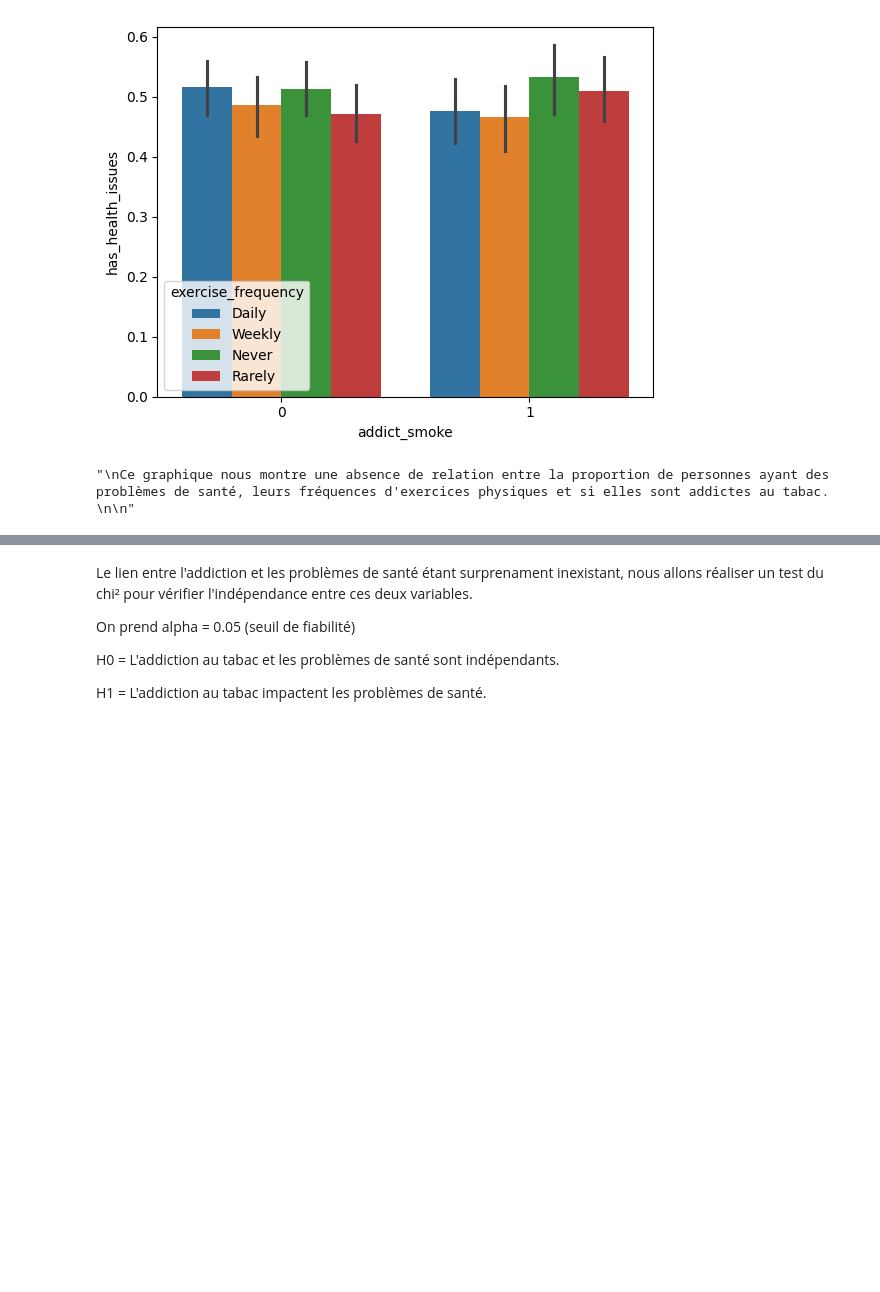
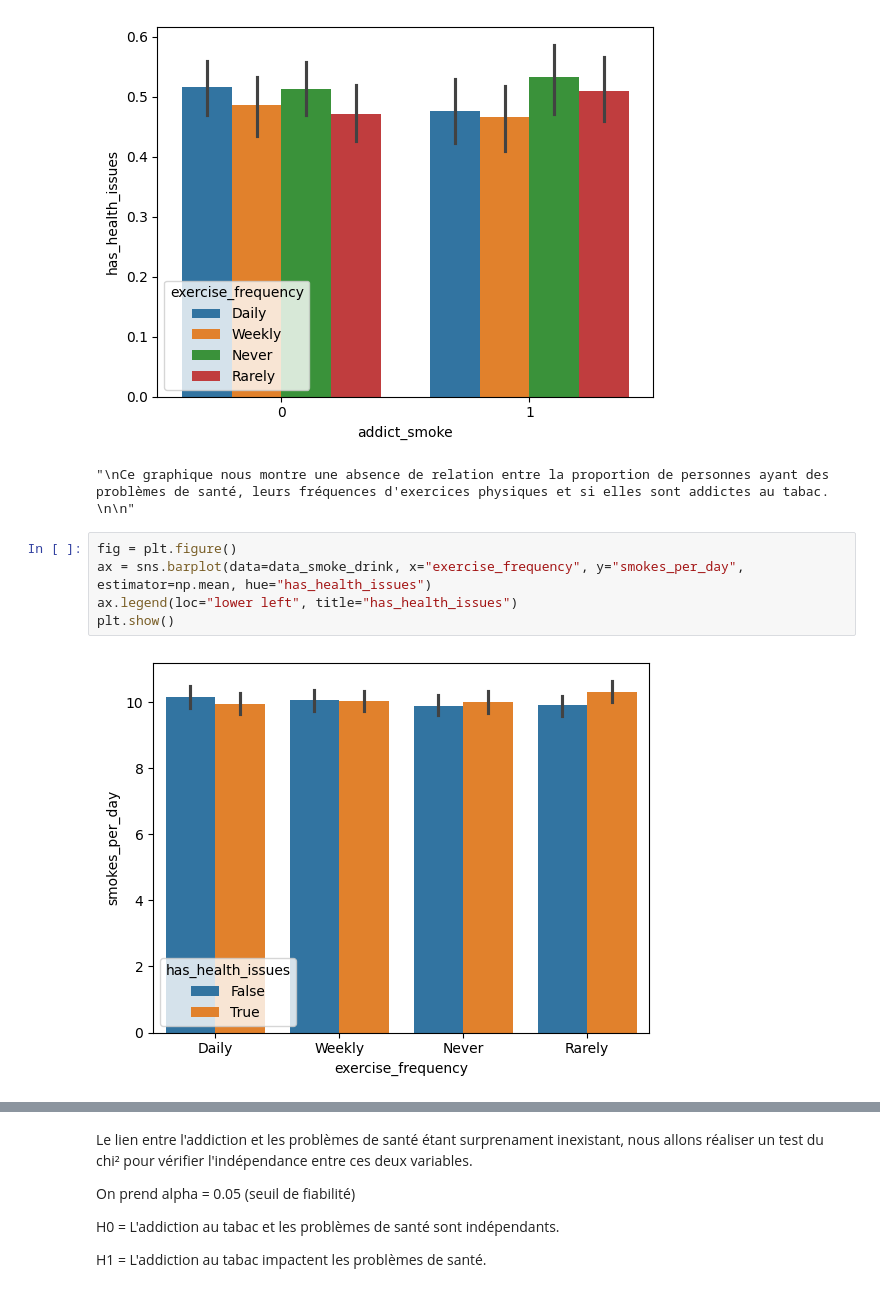
Before and after one commit to Kvothe-45/Addiction, a Jupyter notebook: visualisations/smoke_graph.ipynb, the cells around one changed output, grey strips where cells are left out. Saved outputs shown, nothing was run; the diff lists cells and outputs as text; blank space fills up the shorter version.

```diff
--- a/visualisations/smoke_graph.ipynb
+++ b/visualisations/smoke_graph.ipynb
@@ -230,3 +229,10 @@ plt.show()
 # %% [output]
 [figure]
 "\nCe graphique nous montre une absence de relation entre la proportion de personnes ayant des problèmes de santé, leurs fréquences d'exercices physiques et si elles sont addictes au tabac. \n\n"
+# %%
+fig = plt.figure()
+ax = sns.barplot(data=data_smoke_drink, x="exercise_frequency", y="smokes_per_day", estimator=np.mean, hue="has_health_issues")
+ax.legend(loc="lower left", title="has_health_issues")
+plt.show()
+# %% [output]
+[figure, added]
```
Also changed, not shown: parts of 2 cells of this notebook, 5 other files.
